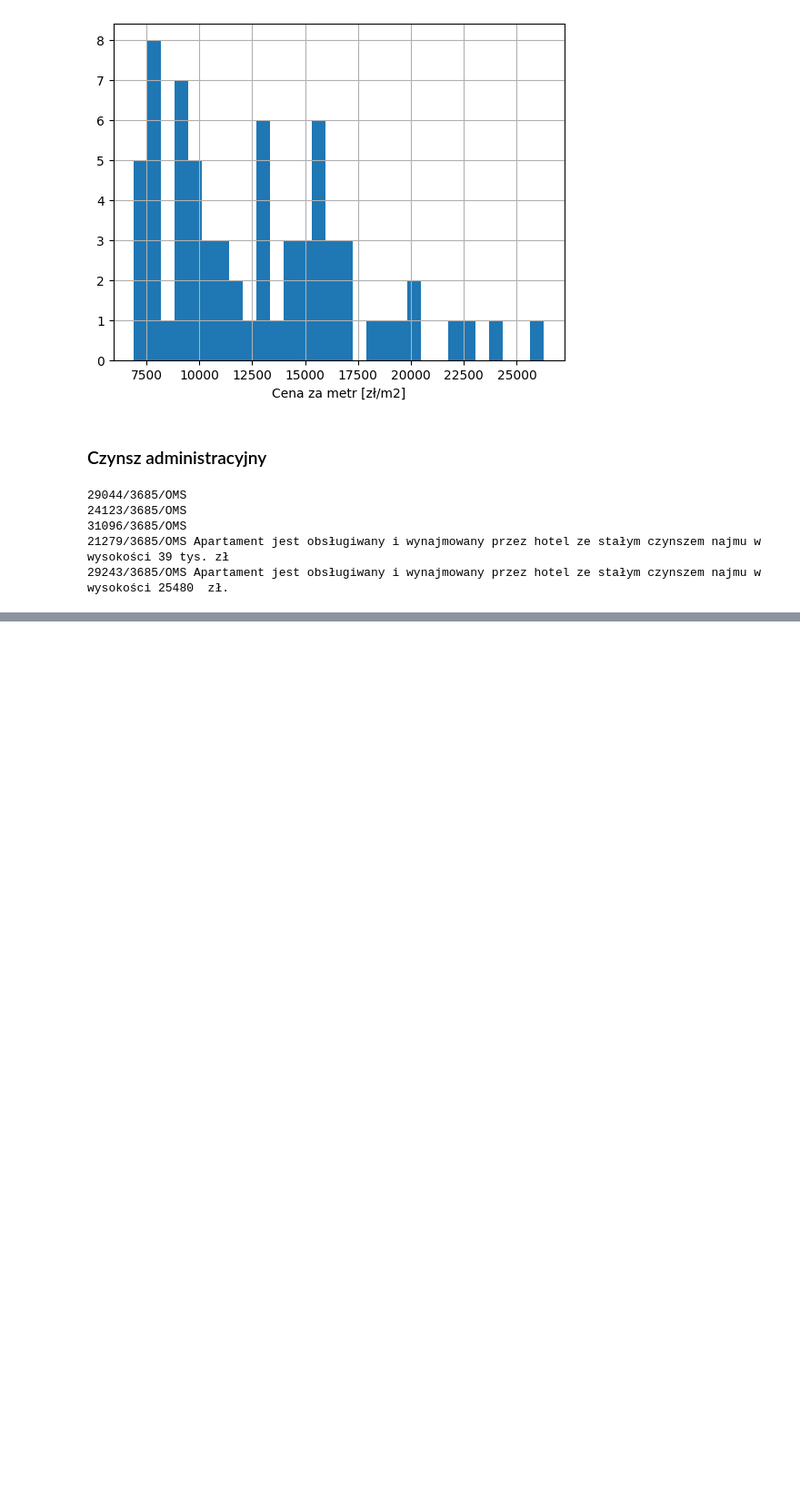
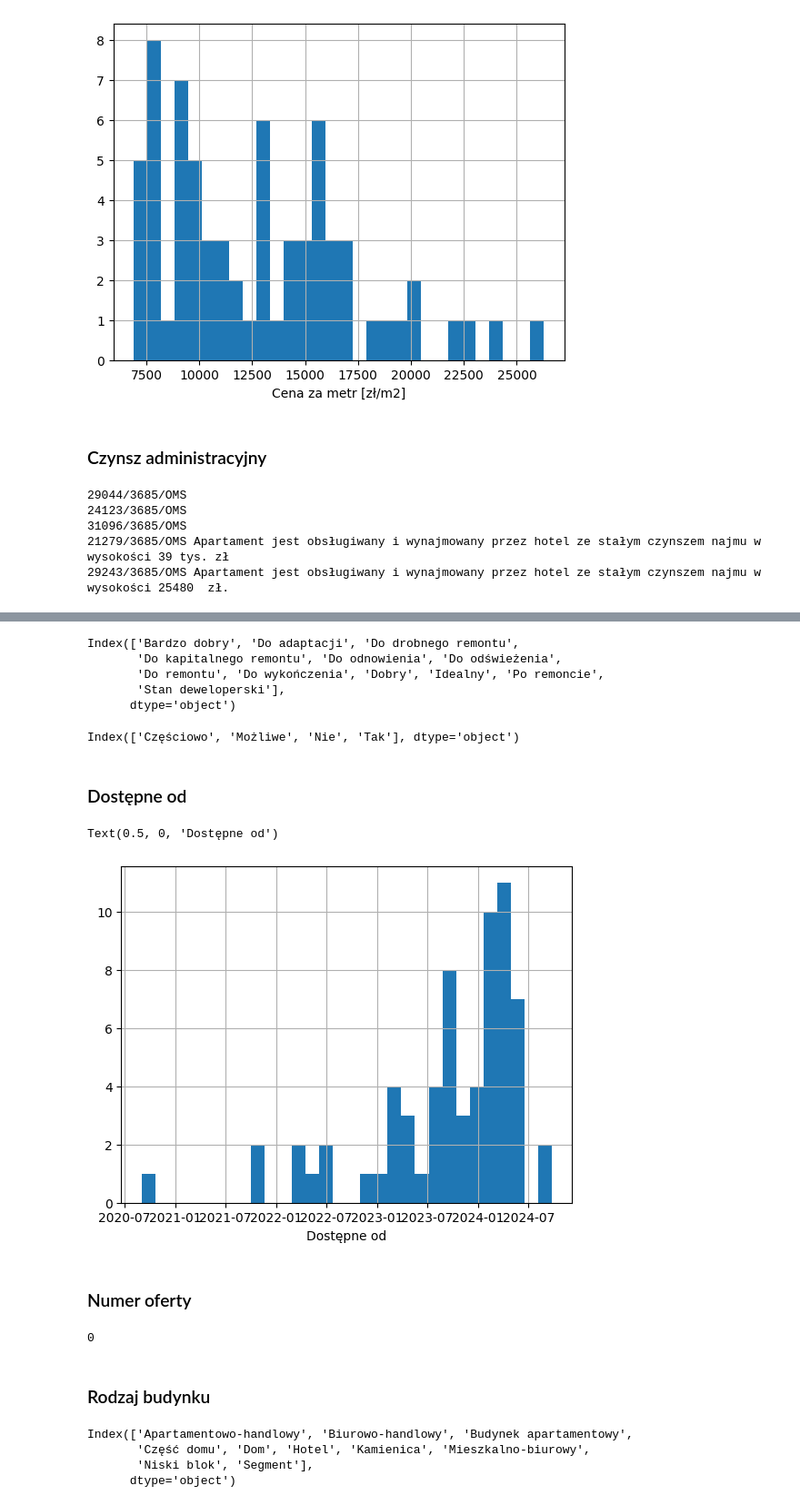
Before and after one commit to kapipapi/real-estate-analysis, a Jupyter notebook: data_cleansing.ipynb, the cells around one changed output, grey strips where cells are left out. Shown: that part at 91% size. Cells and saved outputs as stored; diff of their text form; code cells hidden in the pictures; blank space fills up the shorter version.

```diff
--- a/data_cleansing.ipynb
+++ b/data_cleansing.ipynb
@@ -111,0 +108,37 @@ Requirement already satisfied: six>=1.5 in /Users/kacper/.pyenv/versions/3.11.4/
+# %%
+df1["Stan nieruchomości"] = df["Stan nieruchomości"].astype('category')
+df1["Stan nieruchomości"].cat.categories
+# %% [output]
+Index(['Bardzo dobry', 'Do adaptacji', 'Do drobnego remontu',
+       'Do kapitalnego remontu', 'Do odnowienia', 'Do odświeżenia',
+       'Do remontu', 'Do wykończenia', 'Dobry', 'Idealny', 'Po remoncie',
+       'Stan deweloperski'],
+      dtype='object')
+# %%
+df1["Umeblowanie"] = df["Umeblowanie"].astype('category')
+df1["Umeblowanie"].cat.categories
+# %% [output]
+Index(['Częściowo', 'Możliwe', 'Nie', 'Tak'], dtype='object')
+# %% [markdown]
+### Dostępne od
+# %%
+df1["Dostępne od"] = df["Dostępne od"].astype('datetime64[ns]')
+df1["Dostępne od"].hist(bins=30).set_xlabel("Dostępne od")
+# %% [output]
+Text(0.5, 0, 'Dostępne od')
+[figure, added]
+# %% [markdown]
+### Numer oferty
+# %%
+df["Numer oferty"].isna().sum()
+# %% [output]
+0
+# %% [markdown]
+### Rodzaj budynku
+# %%
+df1["Rodzaj budynku"] = df["Rodzaj budynku"].astype('category').cat.categories
+# %% [output]
+Index(['Apartamentowo-handlowy', 'Biurowo-handlowy', 'Budynek apartamentowy',
+       'Część domu', 'Dom', 'Hotel', 'Kamienica', 'Mieszkalno-biurowy',
+       'Niski blok', 'Segment'],
+      dtype='object')
```
Also changed, not shown: parts of 6 cells of this notebook.
